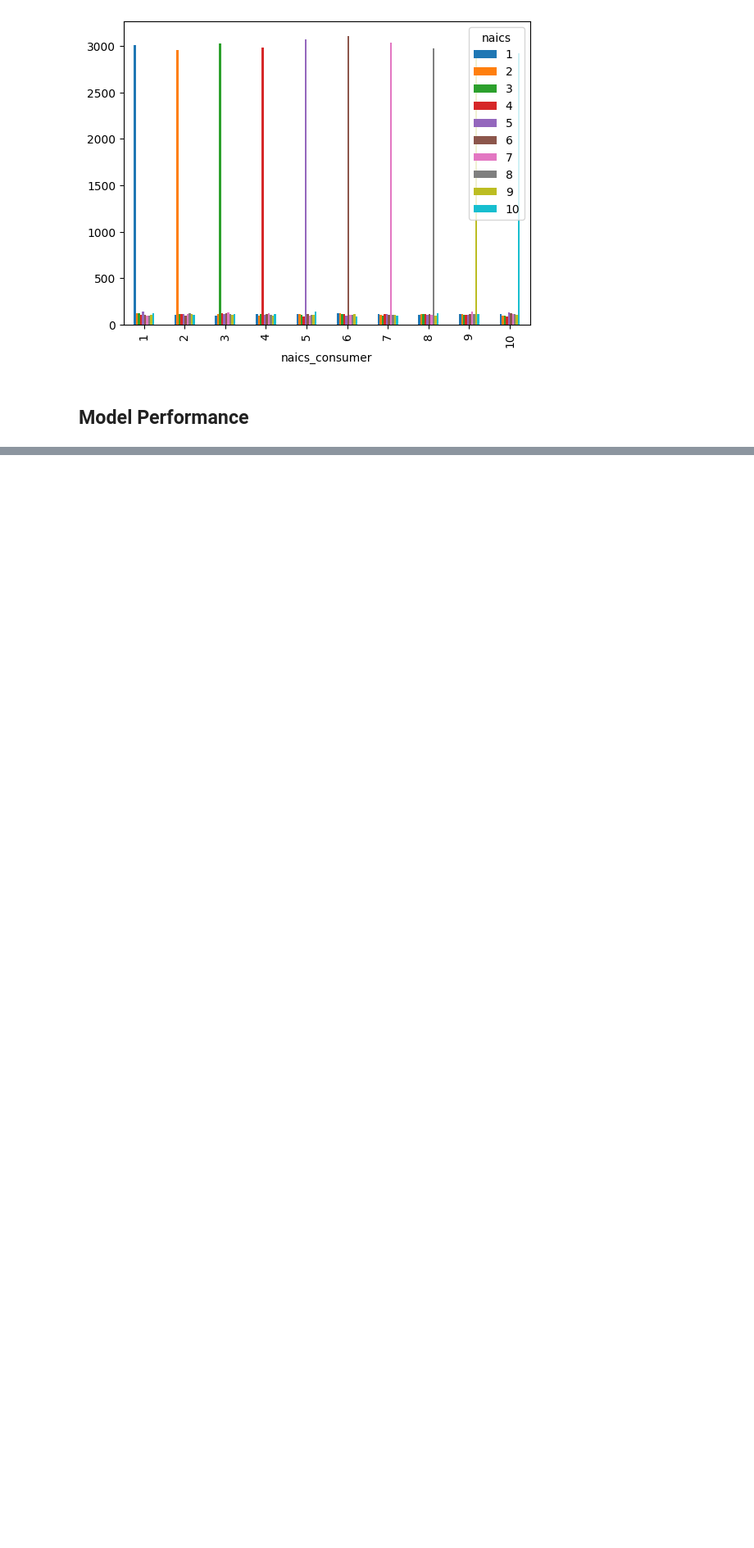
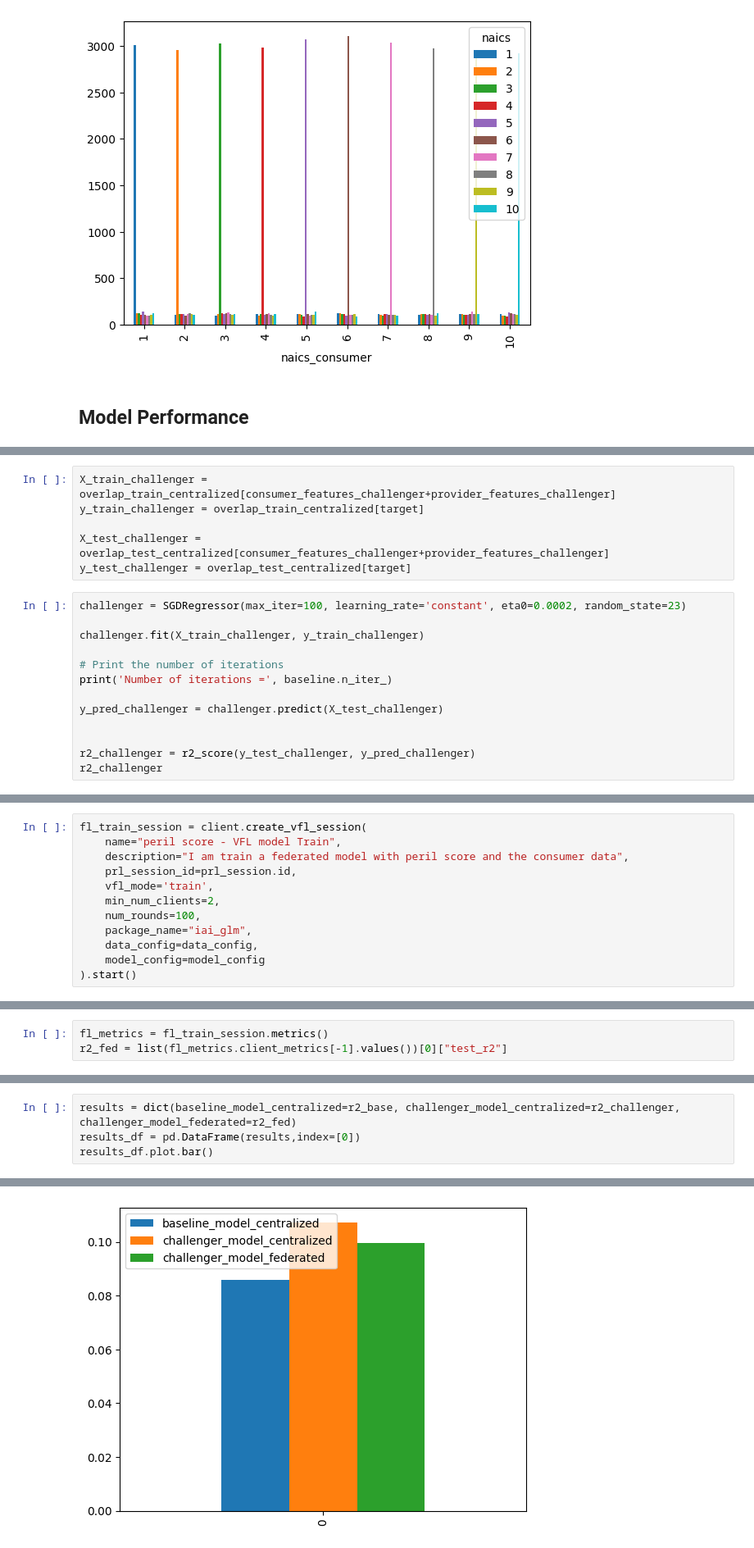
Before and after one commit to integrateai/integrateai-samples, a Jupyter notebook: poc/integrateai_poc_usecase3.ipynb, the cells around one changed output, grey strips where cells are left out. Shown at 82% size. Cells and saved outputs as stored; diff of their text form; blank space fills up the shorter version.

Commit message:
adding the model analysis

```diff
--- a/poc/integrateai_poc_usecase3.ipynb
+++ b/poc/integrateai_poc_usecase3.ipynb
@@ -283,0 +332,19 @@ overlap_train_centralized[["naics","naics_consumer"]].groupby(["naics","naics_co
+# %%
+X_train_challenger = overlap_train_centralized[consumer_features_challenger+provider_features_challenger]
+y_train_challenger = overlap_train_centralized[target]
+
+X_test_challenger = overlap_test_centralized[consumer_features_challenger+provider_features_challenger]
+y_test_challenger = overlap_test_centralized[target]
+# %%
+challenger = SGDRegressor(max_iter=100, learning_rate='constant', eta0=0.0002, random_state=23)
+
+challenger.fit(X_train_challenger, y_train_challenger)
+
+# Print the number of iterations
+print('Number of iterations =', baseline.n_iter_)
+
+y_pred_challenger = challenger.predict(X_test_challenger)
+
+
+r2_challenger = r2_score(y_test_challenger, y_pred_challenger)
+r2_challenger
@@ -283,0 +388,12 @@ overlap_train_centralized[["naics","naics_consumer"]].groupby(["naics","naics_co
+# %%
+fl_train_session = client.create_vfl_session(
+    name="peril score - VFL model Train",
+    description="I am train a federated model with peril score and the consumer data",
+    prl_session_id=prl_session.id,
+    vfl_mode='train',
+    min_num_clients=2,
+    num_rounds=100,
+    package_name="iai_glm",
+    data_config=data_config,
+    model_config=model_config
+).start()
@@ -283,0 +417,3 @@ overlap_train_centralized[["naics","naics_consumer"]].groupby(["naics","naics_co
+# %%
+fl_metrics = fl_train_session.metrics()
+r2_fed = list(fl_metrics.client_metrics[-1].values())[0]["test_r2"]
@@ -283,0 +423,5 @@ overlap_train_centralized[["naics","naics_consumer"]].groupby(["naics","naics_co
+# %%
+results = dict(baseline_model_centralized=r2_base, challenger_model_centralized=r2_challenger, challenger_model_federated=r2_fed)
+results_df = pd.DataFrame(results,index=[0])
+results_df.plot.bar()
+# %% [output]
@@ -283,0 +429 @@ overlap_train_centralized[["naics","naics_consumer"]].groupby(["naics","naics_co
+[figure, added]
```
Also changed, not shown: parts of 15 cells of this notebook.
